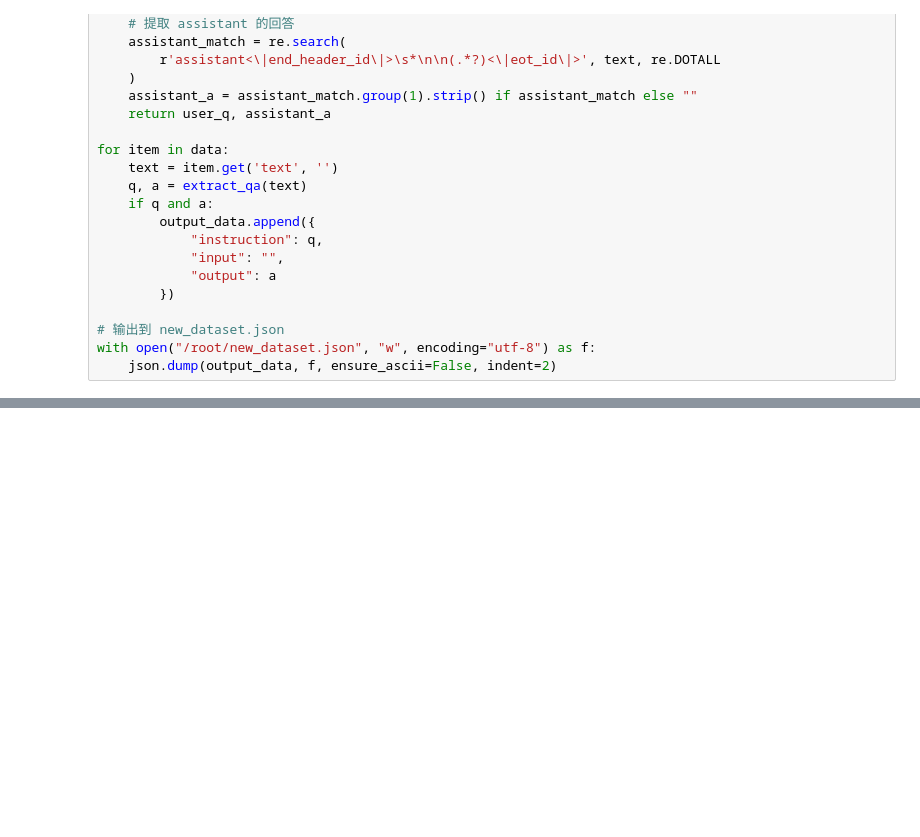
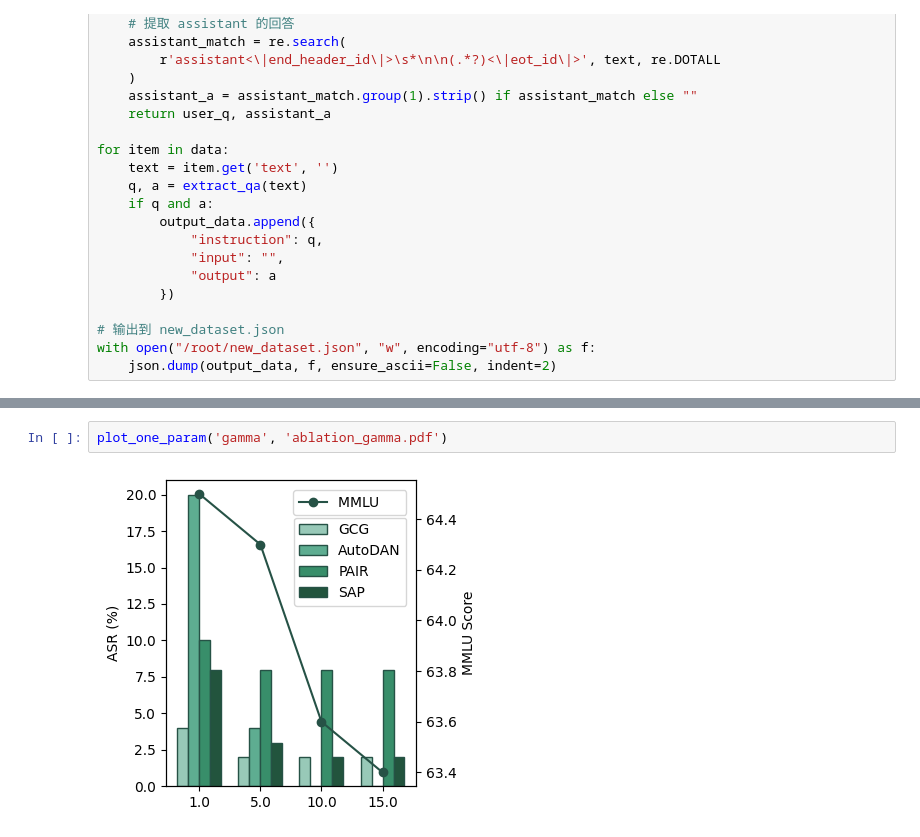
Before and after one commit to lddis666/SecDecoding, a Jupyter notebook: test0423.ipynb, the cells around one changed output, grey strips where cells are left out. Drawn from its saved outputs; the diff is of its cells as text; blank space fills up the shorter version.

```diff
--- a/test0423.ipynb
+++ b/test0423.ipynb
@@ -1789,0 +1905,4 @@ with open('new_dataset.json', 'w', encoding='utf-8') as f:
+# %%
+plot_one_param('gamma', 'ablation_gamma.pdf')
+# %% [output]
+[figure, added]
```
Also changed, not shown: parts of 5 cells of this notebook, 8 other files.
